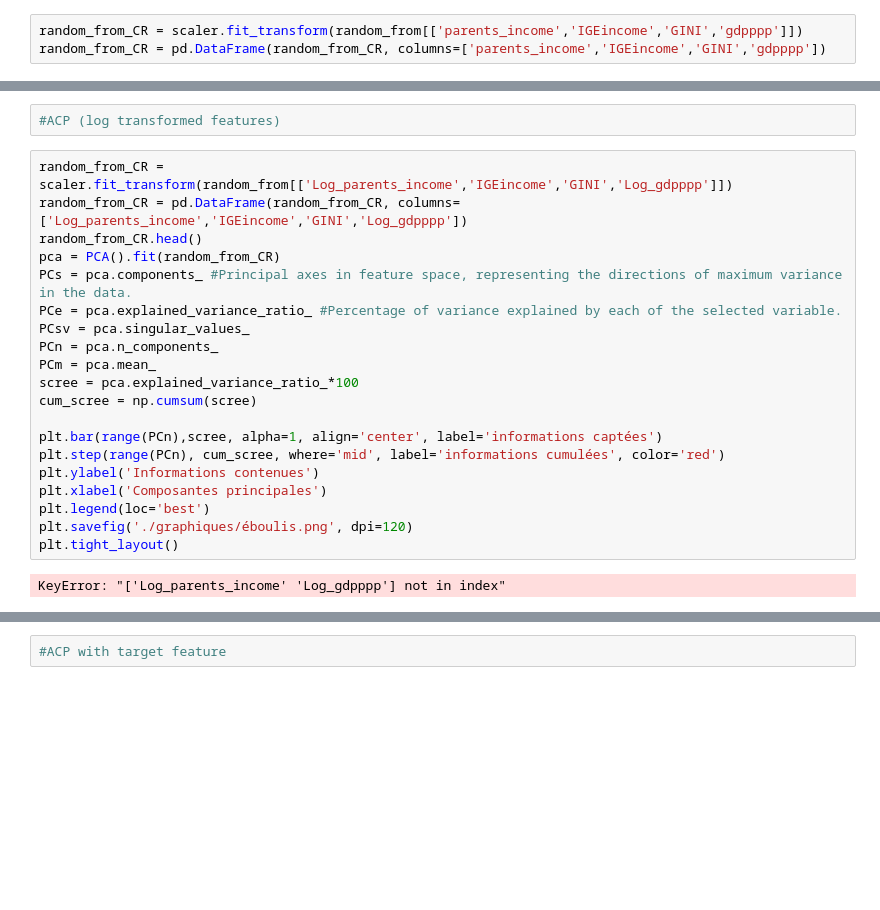
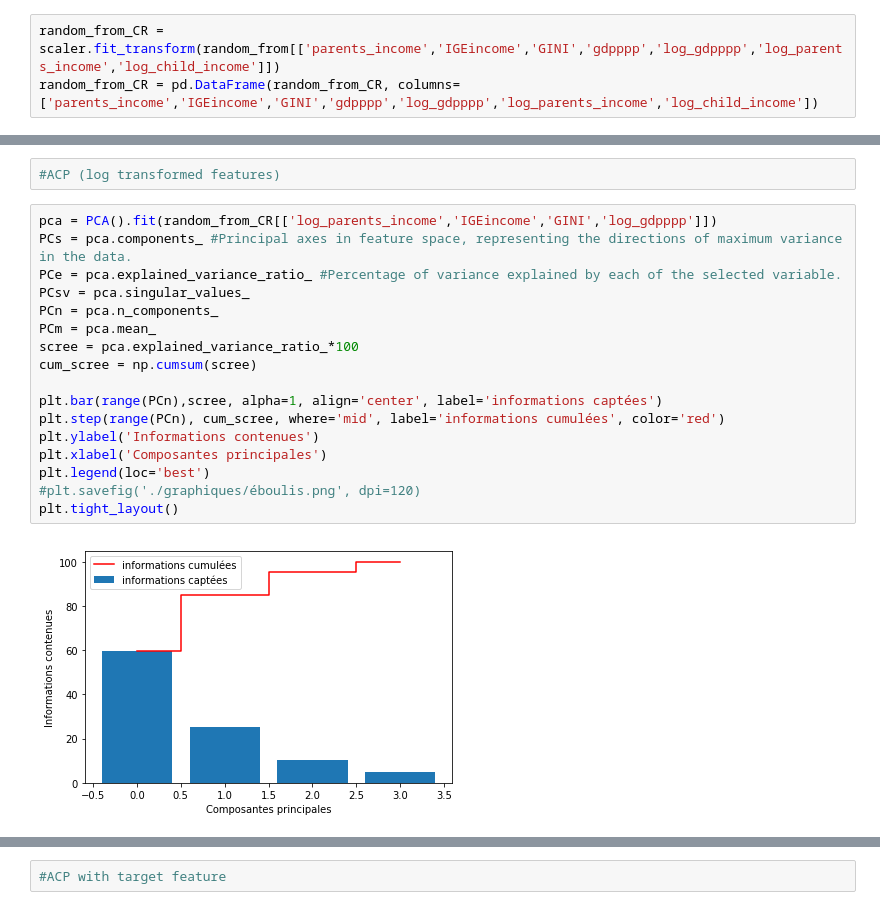
Before and after one commit to polopolopopo13/projet7, a Jupyter notebook: code_projet7.ipynb, the cells around one changed output, grey strips where cells are left out. Saved outputs shown, nothing was run; the diff lists cells and outputs as text; blank space fills up the shorter version.

```diff
--- a/code_projet7.ipynb
+++ b/code_projet7.ipynb
@@ -1867,8 +1881,8 @@ np.linalg.cond(mod.model.exog)
 from sklearn.preprocessing import StandardScaler
 scaler = StandardScaler()
 # %%
-random_from_CR = scaler.fit_transform(random_from[['parents_income','IGEincome','GINI','gdpppp']])
-random_from_CR = pd.DataFrame(random_from_CR, columns=['parents_income','IGEincome','GINI','gdpppp'])
+random_from_CR = scaler.fit_transform(random_from[['parents_income','IGEincome','GINI','gdpppp','log_gdpppp','log_parents_income','log_child_income']])
+random_from_CR = pd.DataFrame(random_from_CR, columns=['parents_income','IGEincome','GINI','gdpppp','log_gdpppp','log_parents_income','log_child_income'])
 # %%
 random_from_CR.head()
 # %% [output]
@@ -1933,27 +1947,24 @@ PC3          0.5167    -0.4132  0.1679 -0.7308
 # %%
 #ACP (log transformed features)
 # %%
-random_from_CR = scaler.fit_transform(random_from[['Log_parents_income','IGEincome','GINI','Log_gdpppp']])
-random_from_CR = pd.DataFrame(random_from_CR, columns=['Log_parents_income','IGEincome','GINI','Log_gdpppp'])
-random_from_CR.head()
-pca = PCA().fit(random_from_CR)
+pca = PCA().fit(random_from_CR[['log_parents_income','IGEincome','GINI','log_gdpppp']])
 PCs = pca.components_ #Principal axes in feature space, representing the directions of maximum variance in the data.
 PCe = pca.explained_variance_ratio_ #Percentage of variance explained by each of the selected variable.
 PCsv = pca.singular_values_
 PCn = pca.n_components_
 PCm = pca.mean_
 scree = pca.explained_variance_ratio_*100
 cum_scree = np.cumsum(scree)
 
 plt.bar(range(PCn),scree, alpha=1, align='center', label='informations captées')
 plt.step(range(PCn), cum_scree, where='mid', label='informations cumulées', color='red')
 plt.ylabel('Informations contenues')
 plt.xlabel('Composantes principales')
 plt.legend(loc='best')
-plt.savefig('./graphiques/éboulis.png', dpi=120)
+#plt.savefig('./graphiques/éboulis.png', dpi=120)
 plt.tight_layout()
 # %% [output]
-KeyError: "['Log_parents_income' 'Log_gdpppp'] not in index"
+[figure, added]
 # %%
 nrange= len(random_from_CR.columns)
 
```
Also changed, not shown: parts of 71 cells of this notebook.
